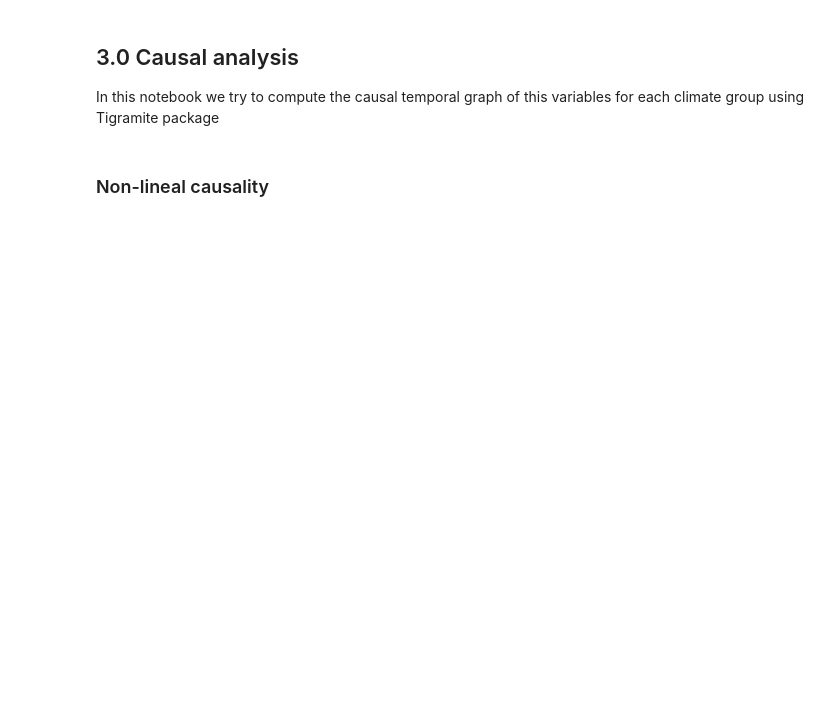
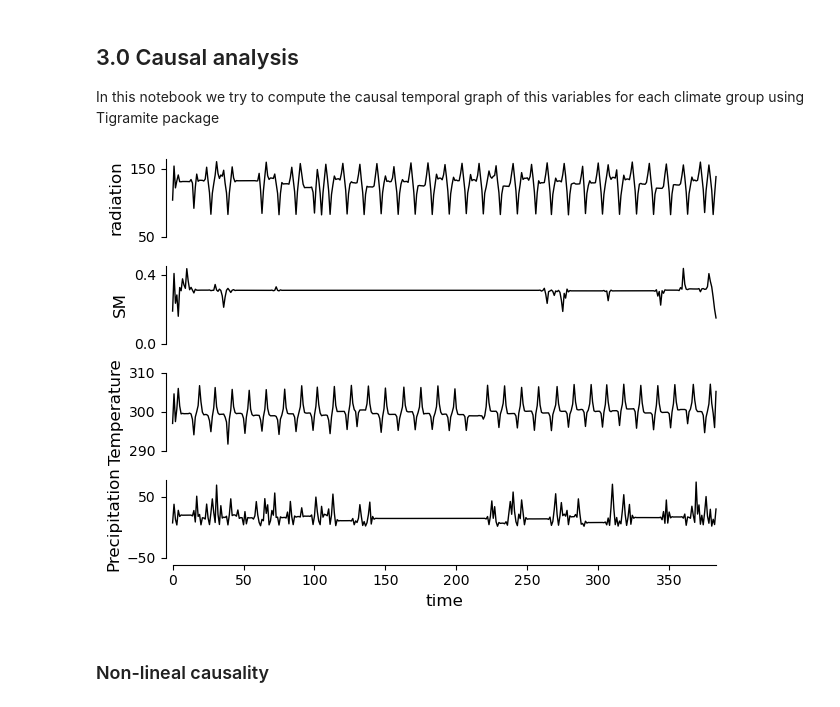
Before and after one commit to oriolus98/master_thesis2, a Jupyter notebook: causal_analysis3.ipynb, the cells around one changed output. Drawn from its saved outputs; the diff is of its cells as text; code cells hidden in the pictures; blank space fills up the shorter version.

```diff
--- a/causal_analysis3.ipynb
+++ b/causal_analysis3.ipynb
@@ -19,9 +19,11 @@ from tigramite.pcmci import PCMCI
 from tigramite.independence_tests import ParCorr, GPDC, CMIknn, CMIsymb
 # %%
 var_names = ['radiation', 'SM', 'Temperature', 'Precipitation']
-dataframe = pp.DataFrame(mean_series[3,:,:], var_names= var_names)
+dataframe = pp.DataFrame(np.loadtxt('./mean_series/4.txt'), var_names= var_names)
 
 tp.plot_timeseries(dataframe); plt.show()
+# %% [output]
+[figure, added]
 # %% [markdown]
 ### Non-lineal causality
 # %%
```
Also changed, not shown: parts of 3 cells of this notebook, 8 other files.
